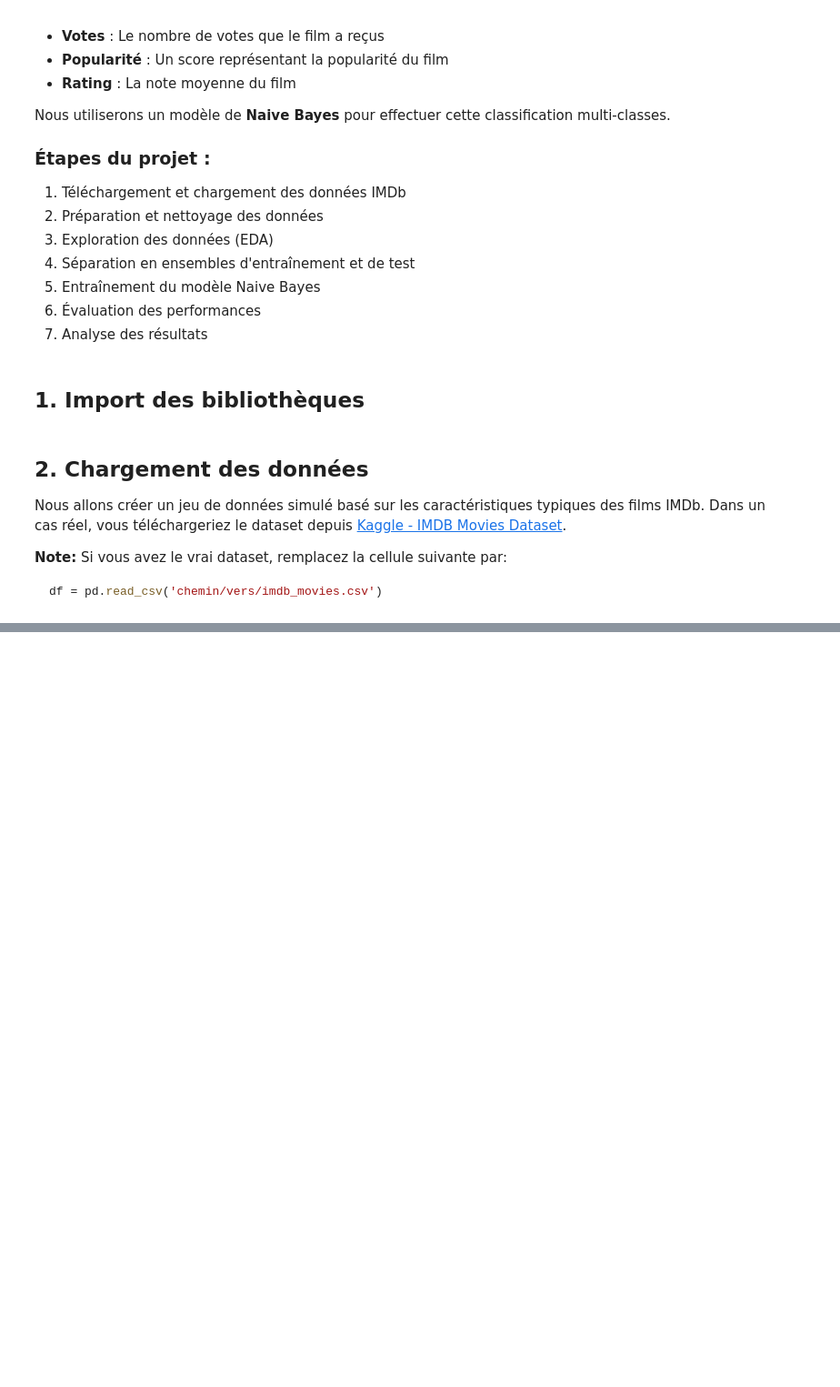
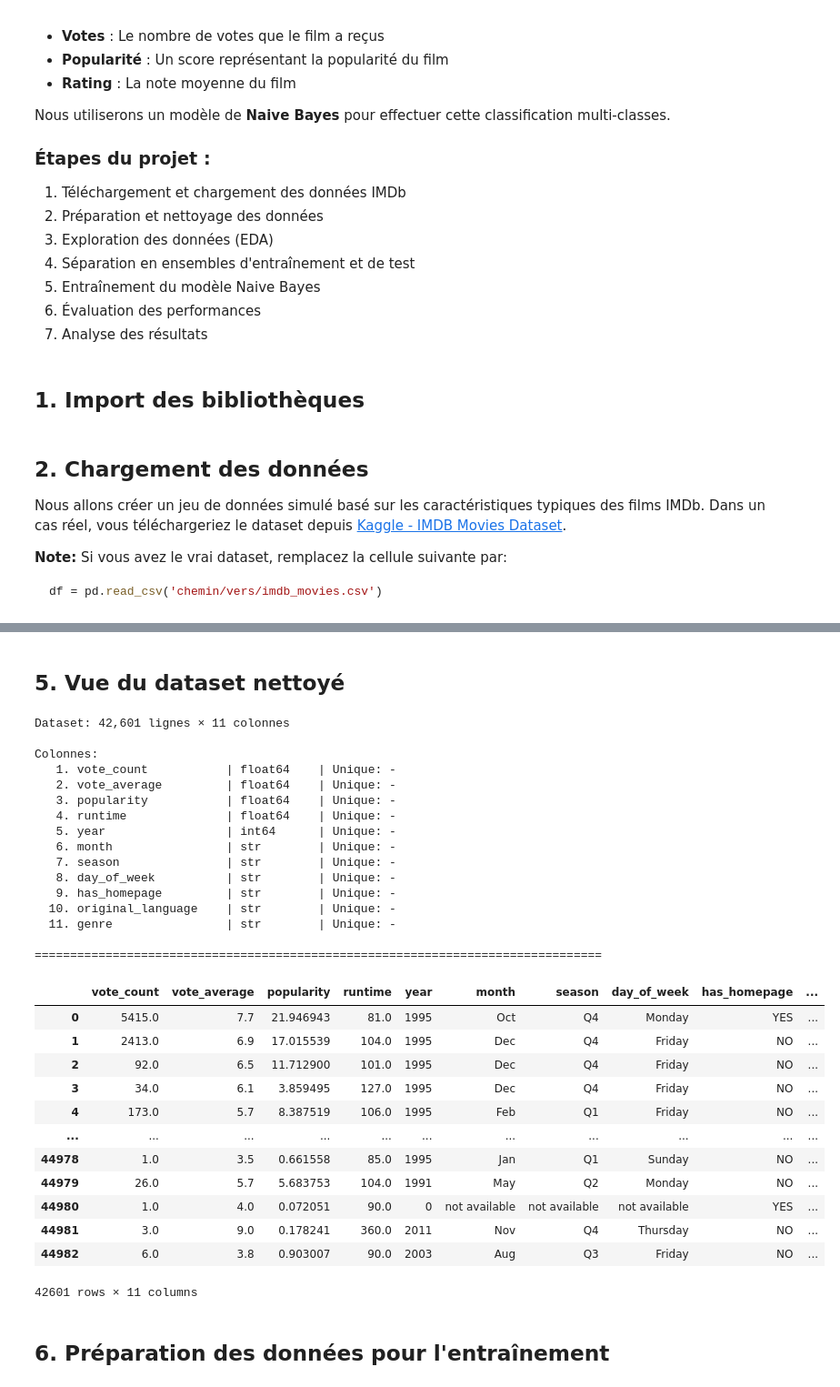
Before and after one commit to Rqbln/apprentissage-estimation-bayesienne-TP, a Jupyter notebook: Projet_Prediction_Genre_Films_NaiveBayes.ipynb, the cells around one changed output, grey strips where cells are left out. Shown at 91% size. Saved outputs shown, nothing was run; the diff lists cells and outputs as text; code cells hidden in the pictures; blank space fills up the shorter version.

```diff
--- a/Projet_Prediction_Genre_Films_NaiveBayes.ipynb
+++ b/Projet_Prediction_Genre_Films_NaiveBayes.ipynb
@@ -866,9 +171,0 @@ Sci-Fi   1.1413      0.8788  0.8035
-# %%
-# Faire des prédictions
-y_pred = gnb.predict(X_test)
-y_pred_proba = gnb.predict_proba(X_test)
-
-print("Prédictions effectuées!")
-print(f"\nExemple de probabilités de prédiction (premier film):")
-for i, genre in enumerate(label_encoder.classes_):
-    print(f"  P({genre}) = {y_pred_proba[0][i]:.4f}")
@@ -1218,0 +174,14 @@ Film blockbuster d'action
+# %%
+# Analyse du dataset
+print(f"Shape: {df_kaggle_clean.shape}\n")
+
+# Valeurs manquantes
+missing = df_kaggle_clean.isnull().sum()[df_kaggle_clean.isnull().sum() > 0]
+print("Valeurs manquantes:")
+for col, count in missing.items():
+    pct = count / len(df_kaggle_clean) * 100
+    print(f"  {col}: {count} ({pct:.1f}%)")
+
+# Distribution des genres
+print(f"\nGenres: {df_kaggle_clean['genre'].nunique()} uniques")
+print(df_kaggle_clean['genre'].value_counts().head(10))
@@ -1218,0 +274,47 @@ Film blockbuster d'action
+# %% [markdown]
+## 5. Vue du dataset nettoyé
+# %%
+# Affichage du dataset
+print(f"Dataset: {len(df_clean):,} lignes × {len(df_clean.columns)} colonnes\n")
+
+# Info colonnes
+print("Colonnes:")
+for i, col in enumerate(df_clean.columns, 1):
+    dtype = df_clean[col].dtype
+    unique = df_clean[col].nunique() if dtype in ['object', 'bool'] else '-'
+    print(f"  {i:2}. {col:20} | {str(dtype):10} | Unique: {unique}")
+
+print("\n" + "="*80)
+df_clean
+# %% [output]
+Dataset: 42,601 lignes × 11 colonnes
+
+Colonnes:
+   1. vote_count           | float64    | Unique: -
+   2. vote_average         | float64    | Unique: -
+   3. popularity           | float64    | Unique: -
+   4. runtime              | float64    | Unique: -
+   5. year                 | int64      | Unique: -
+   6. month                | str        | Unique: -
+   7. season               | str        | Unique: -
+   8. day_of_week          | str        | Unique: -
+   9. has_homepage         | str        | Unique: -
+  10. original_language    | str        | Unique: -
+  11. genre                | str        | Unique: -
+
+================================================================================
+|  | vote_count | vote_average | popularity | runtime | year | month | season | day_of_week | has_homepage | ... |
+| 0 | 5415.0 | 7.7 | 21.946943 | 81.0 | 1995 | Oct | Q4 | Monday | YES | ... |
+| 1 | 2413.0 | 6.9 | 17.015539 | 104.0 | 1995 | Dec | Q4 | Friday | NO | ... |
+| 2 | 92.0 | 6.5 | 11.712900 | 101.0 | 1995 | Dec | Q4 | Friday | NO | ... |
+| 3 | 34.0 | 6.1 | 3.859495 | 127.0 | 1995 | Dec | Q4 | Friday | NO | ... |
+| 4 | 173.0 | 5.7 | 8.387519 | 106.0 | 1995 | Feb | Q1 | Friday | NO | ... |
+| ... | ... | ... | ... | ... | ... | ... | ... | ... | ... | ... |
+| 44978 | 1.0 | 3.5 | 0.661558 | 85.0 | 1995 | Jan | Q1 | Sunday | NO | ... |
+| 44979 | 26.0 | 5.7 | 5.683753 | 104.0 | 1991 | May | Q2 | Monday | NO | ... |
+| 44980 | 1.0 | 4.0 | 0.072051 | 90.0 | 0 | not available | not available | not available | YES | ... |
+| 44981 | 3.0 | 9.0 | 0.178241 | 360.0 | 2011 | Nov | Q4 | Thursday | NO | ... |
+| 44982 | 6.0 | 3.8 | 0.903007 | 90.0 | 2003 | Aug | Q3 | Friday | NO | ... |
+42601 rows × 11 columns
+# %% [markdown]
+## 6. Préparation des données pour l'entraînement
```
Also changed, not shown: parts of 58 cells of this notebook.
